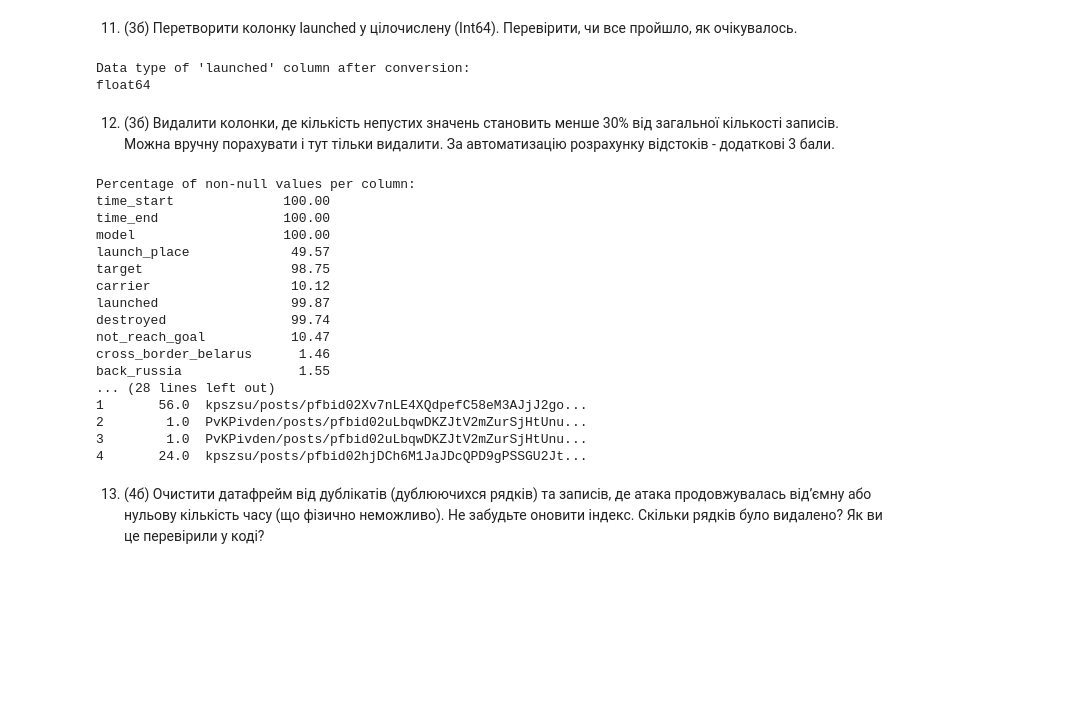
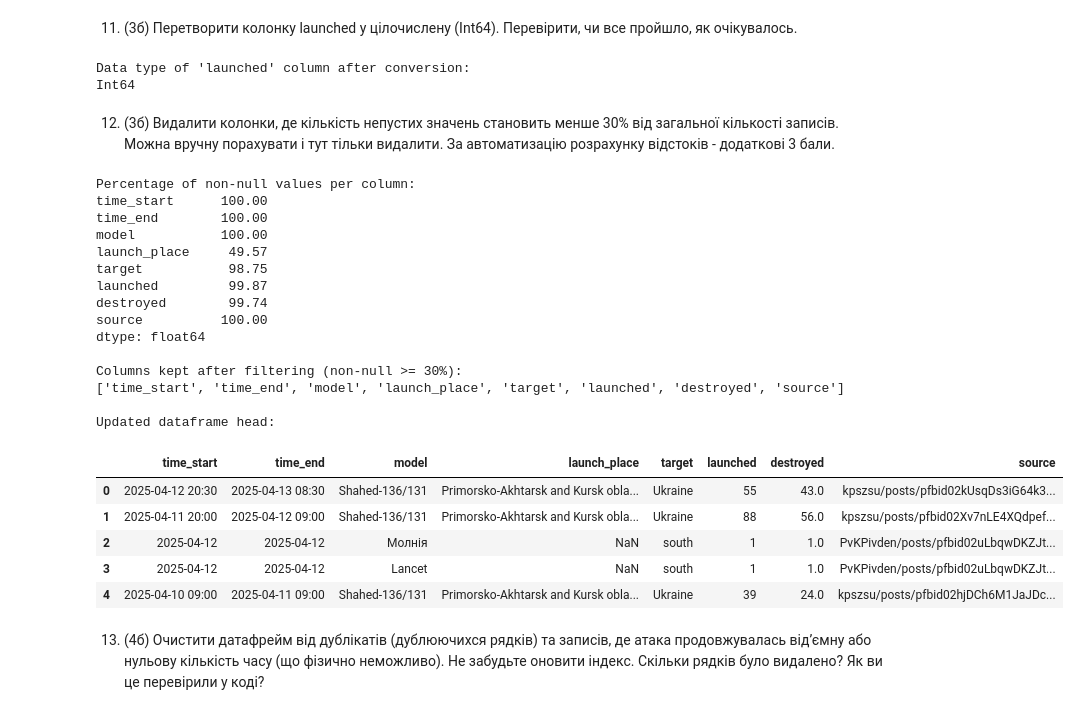
Before and after one commit to lanathefrog/python_practices, a Jupyter notebook: practice_9.ipynb, the cells around one changed output. Saved outputs shown, nothing was run; the diff lists cells and outputs as text; code cells hidden in the pictures; blank space fills up the shorter version.

```diff
--- a/practice_9.ipynb
+++ b/practice_9.ipynb
@@ -170,8 +166,6 @@ dtype: int64
 # %% [markdown]
 9. (3б) Вивести на екран значення та кількість цих значень у колонці, яка має найменше унікальних значень (див. попереднє завдання).
 # %%
-import pandas as pd
-df = pd.read_csv('/content/sample_data/missile_attacks_daily.csv')
 min_unique_col = df.nunique().idxmin()
 print(f"Column with the fewest unique values: {min_unique_col}")
 print(f"Values and their counts in '{min_unique_col}':")
@@ -199,7 +193,3 @@ Name: count, dtype: int64
 # IV. Data Cleaning
 # %% [markdown]
 11. (3б) Перетворити колонку launched у цілочислену (Int64). Перевірити, чи все пройшло, як очікувалось.
-# %%
-import pandas as pd
-df = pd.read_csv('/content/sample_data/missile_attacks_daily.csv')
-df['launched'] = df['launched'].astype('Int64')
@@ -208,46 +200,46 @@ print("Data type of 'launched' column after conversion:")
 print(df['launched'].dtype)
 # %% [output]
 Data type of 'launched' column after conversion:
-float64
+Int64
 # %% [markdown]
 12. (3б) Видалити колонки, де кількість непустих значень становить менше 30% від загальної кількості записів. Можна вручну порахувати і тут тільки видалити. За автоматизацію розрахунку відстоків - додаткові 3 бали.
 # %%
-import pandas as pd
-
-df = pd.read_csv('/content/sample_data/missile_attacks_daily.csv')
-
 total_rows = len(df)
 threshold = total_rows * 0.3
 non_null_counts = df.notnull().sum()
 
 print("Percentage of non-null values per column:")
 print((non_null_counts / total_rows * 100).round(2))
 
 columns_to_keep = non_null_counts[non_null_counts >= threshold].index
 df = df[columns_to_keep]
 
 print("\nColumns kept after filtering (non-null >= 30%):")
 print(df.columns.tolist())
 print("\nUpdated dataframe head:")
-print(df.head())
+df.head()
 # %% [output]
 Percentage of non-null values per column:
-time_start              100.00
-time_end                100.00
-model                   100.00
-launch_place             49.57
-target                   98.75
-carrier                  10.12
-launched                 99.87
-destroyed                99.74
-not_reach_goal           10.47
-cross_border_belarus      1.46
-back_russia               1.55
-... (28 lines left out)
-1       56.0  kpszsu/posts/pfbid02Xv7nLE4XQdpefC58eM3AJjJ2go...
-2        1.0  PvKPivden/posts/pfbid02uLbqwDKZJtV2mZurSjHtUnu...
-3        1.0  PvKPivden/posts/pfbid02uLbqwDKZJtV2mZurSjHtUnu...
-4       24.0  kpszsu/posts/pfbid02hjDCh6M1JaJDcQPD9gPSSGU2Jt...
+time_start      100.00
+time_end        100.00
+model           100.00
+launch_place     49.57
+target           98.75
+launched         99.87
+destroyed        99.74
+source          100.00
+dtype: float64
+
+Columns kept after filtering (non-null >= 30%):
+['time_start', 'time_end', 'model', 'launch_place', 'target', 'launched', 'destroyed', 'source']
+
+Updated dataframe head:
+|  | time_start | time_end | model | launch_place | target | launched | destroyed | source |
+| 0 | 2025-04-12 20:30 | 2025-04-13 08:30 | Shahed-136/131 | Primorsko-Akhtarsk and Kursk obla... | Ukraine | 55 | 43.0 | kpszsu/posts/pfbid02kUsqDs3iG64k3... |
+| 1 | 2025-04-11 20:00 | 2025-04-12 09:00 | Shahed-136/131 | Primorsko-Akhtarsk and Kursk obla... | Ukraine | 88 | 56.0 | kpszsu/posts/pfbid02Xv7nLE4XQdpef... |
+| 2 | 2025-04-12 | 2025-04-12 | Молнія | NaN | south | 1 | 1.0 | PvKPivden/posts/pfbid02uLbqwDKZJt... |
+| 3 | 2025-04-12 | 2025-04-12 | Lancet | NaN | south | 1 | 1.0 | PvKPivden/posts/pfbid02uLbqwDKZJt... |
+| 4 | 2025-04-10 09:00 | 2025-04-11 09:00 | Shahed-136/131 | Primorsko-Akhtarsk and Kursk obla... | Ukraine | 39 | 24.0 | kpszsu/posts/pfbid02hjDCh6M1JaJDc... |
 # %% [markdown]
 13. (4б) Очистити датафрейм від дублікатів (дублюючихся рядків) та записів, де атака продовжувалась відʼємну або нульову кількість часу (що фізично неможливо). Не забудьте оновити індекс. Скільки рядків було видалено? Як ви це перевірили у коді?
 # %%
```
Also changed, not shown: parts of 17 cells of this notebook.
